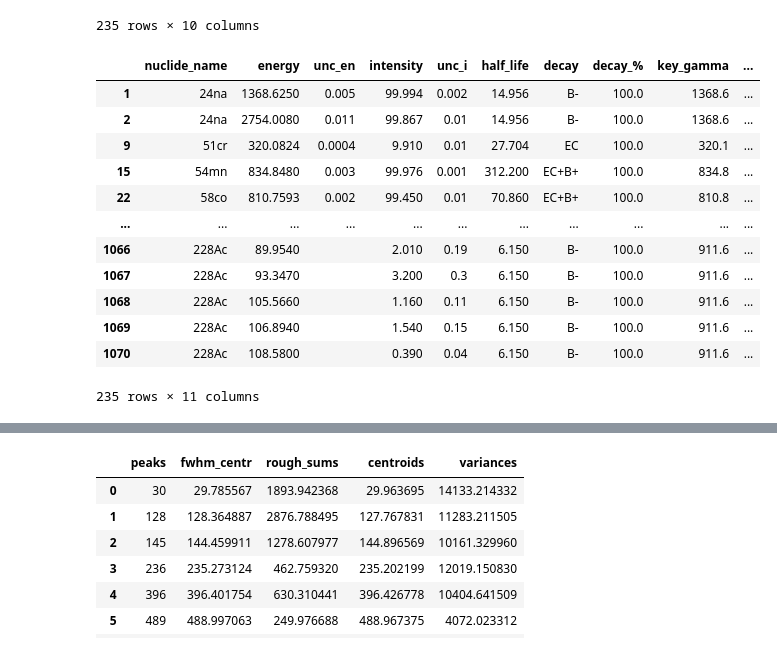
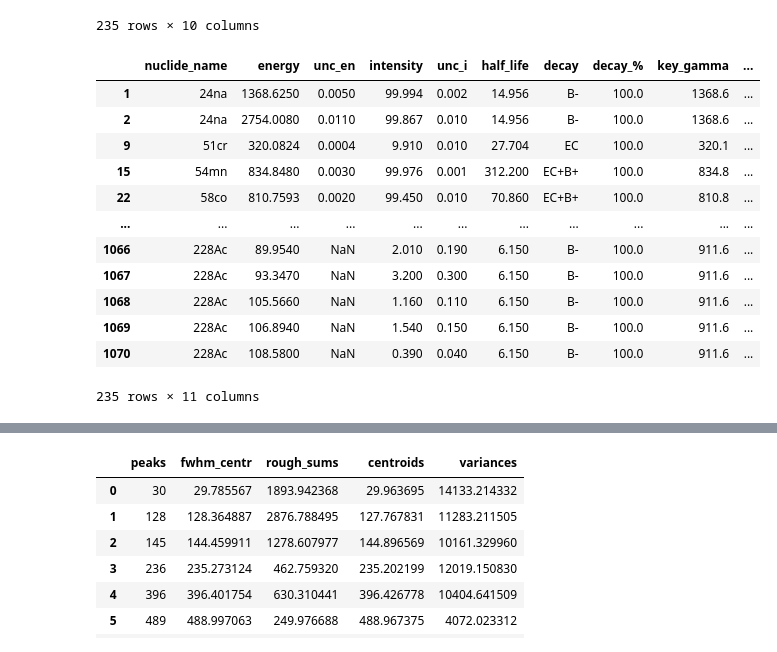
Before and after one commit to terrabela/OGRaySpY, a Jupyter notebook: nuclide_identification.ipynb, the cells around one changed output, grey strips where cells are left out. Saved outputs shown, nothing was run; the diff lists cells and outputs as text; code cells hidden in the pictures.

Commit message:
Concluding changes, prepare merging upcoming into main

```diff
--- a/nuclide_identification.ipynb
+++ b/nuclide_identification.ipynb
@@ -103,23 +108,26 @@ nucl_iear1_df
 # %%
 # 2023-Jun-15: Setting gamma lines/ranges to dismiss in the analysis
 df1 = nucl_iear1_df
 df1["is_to_consider"] = True
 df1.loc[((df1.energy > 509) & (df1.energy < 513)) | (df1.energy < 100), "is_to_consider"] = False
+# Convert these columns from object to numeric; empty strings turns into NaNs
+df1["unc_i"] = pd.to_numeric(df1.unc_i, errors="coerce")
+df1["unc_en"] = pd.to_numeric(df1.unc_en, errors="coerce")
 del df1
 nucl_iear1_df
 # %% [output]
 |  | nuclide_name | energy | unc_en | intensity | unc_i | half_life | decay | decay_% | key_gamma | ... |
-| 1 | 24na | 1368.6250 | 0.005 | 99.994 | 0.002 | 14.956 | B- | 100.0 | 1368.6 | ... |
-| 2 | 24na | 2754.0080 | 0.011 | 99.867 | 0.01 | 14.956 | B- | 100.0 | 1368.6 | ... |
-| 9 | 51cr | 320.0824 | 0.0004 | 9.910 | 0.01 | 27.704 | EC | 100.0 | 320.1 | ... |
-| 15 | 54mn | 834.8480 | 0.003 | 99.976 | 0.001 | 312.200 | EC+B+ | 100.0 | 834.8 | ... |
-| 22 | 58co | 810.7593 | 0.002 | 99.450 | 0.01 | 70.860 | EC+B+ | 100.0 | 810.8 | ... |
+| 1 | 24na | 1368.6250 | 0.0050 | 99.994 | 0.002 | 14.956 | B- | 100.0 | 1368.6 | ... |
+| 2 | 24na | 2754.0080 | 0.0110 | 99.867 | 0.010 | 14.956 | B- | 100.0 | 1368.6 | ... |
+| 9 | 51cr | 320.0824 | 0.0004 | 9.910 | 0.010 | 27.704 | EC | 100.0 | 320.1 | ... |
+| 15 | 54mn | 834.8480 | 0.0030 | 99.976 | 0.001 | 312.200 | EC+B+ | 100.0 | 834.8 | ... |
+| 22 | 58co | 810.7593 | 0.0020 | 99.450 | 0.010 | 70.860 | EC+B+ | 100.0 | 810.8 | ... |
 | ... | ... | ... | ... | ... | ... | ... | ... | ... | ... | ... |
-| 1066 | 228Ac | 89.9540 |  | 2.010 | 0.19 | 6.150 | B- | 100.0 | 911.6 | ... |
-| 1067 | 228Ac | 93.3470 |  | 3.200 | 0.3 | 6.150 | B- | 100.0 | 911.6 | ... |
-| 1068 | 228Ac | 105.5660 |  | 1.160 | 0.11 | 6.150 | B- | 100.0 | 911.6 | ... |
-| 1069 | 228Ac | 106.8940 |  | 1.540 | 0.15 | 6.150 | B- | 100.0 | 911.6 | ... |
-| 1070 | 228Ac | 108.5800 |  | 0.390 | 0.04 | 6.150 | B- | 100.0 | 911.6 | ... |
+| 1066 | 228Ac | 89.9540 | NaN | 2.010 | 0.190 | 6.150 | B- | 100.0 | 911.6 | ... |
+| 1067 | 228Ac | 93.3470 | NaN | 3.200 | 0.300 | 6.150 | B- | 100.0 | 911.6 | ... |
+| 1068 | 228Ac | 105.5660 | NaN | 1.160 | 0.110 | 6.150 | B- | 100.0 | 911.6 | ... |
+| 1069 | 228Ac | 106.8940 | NaN | 1.540 | 0.150 | 6.150 | B- | 100.0 | 911.6 | ... |
+| 1070 | 228Ac | 108.5800 | NaN | 0.390 | 0.040 | 6.150 | B- | 100.0 | 911.6 | ... |
 235 rows × 11 columns
 # %%
 a_spec = Spec(f_name, reduced_f_name)
```
Also changed, not shown: parts of 24 cells of this notebook.
